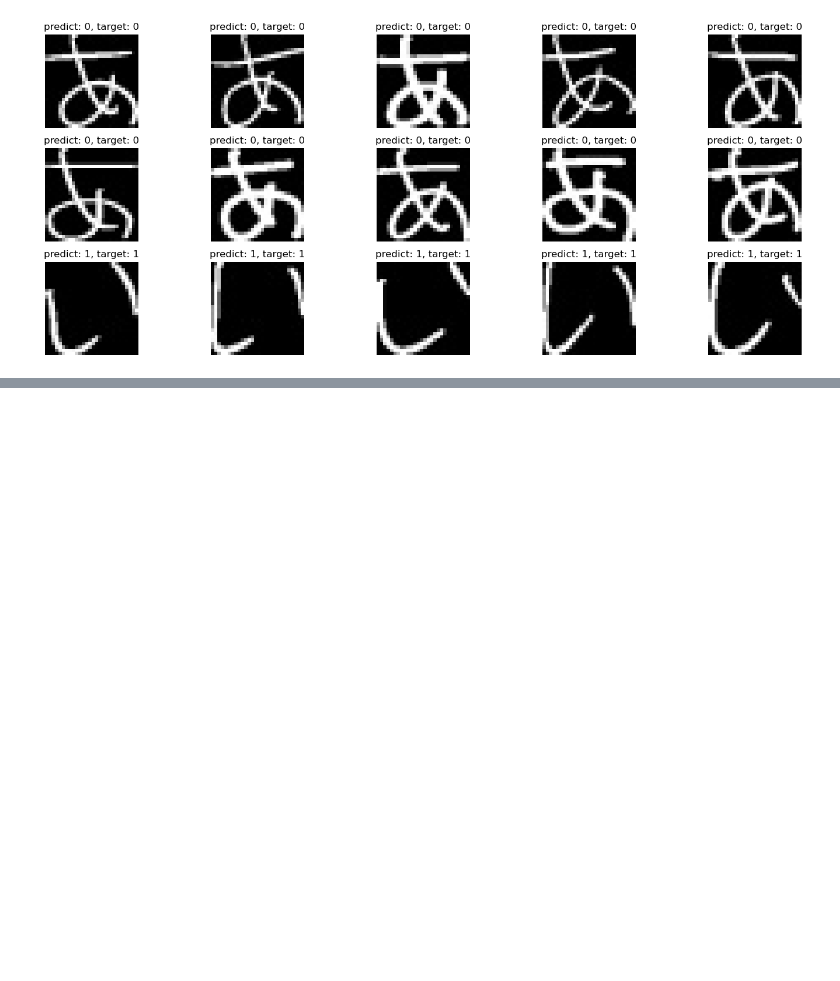
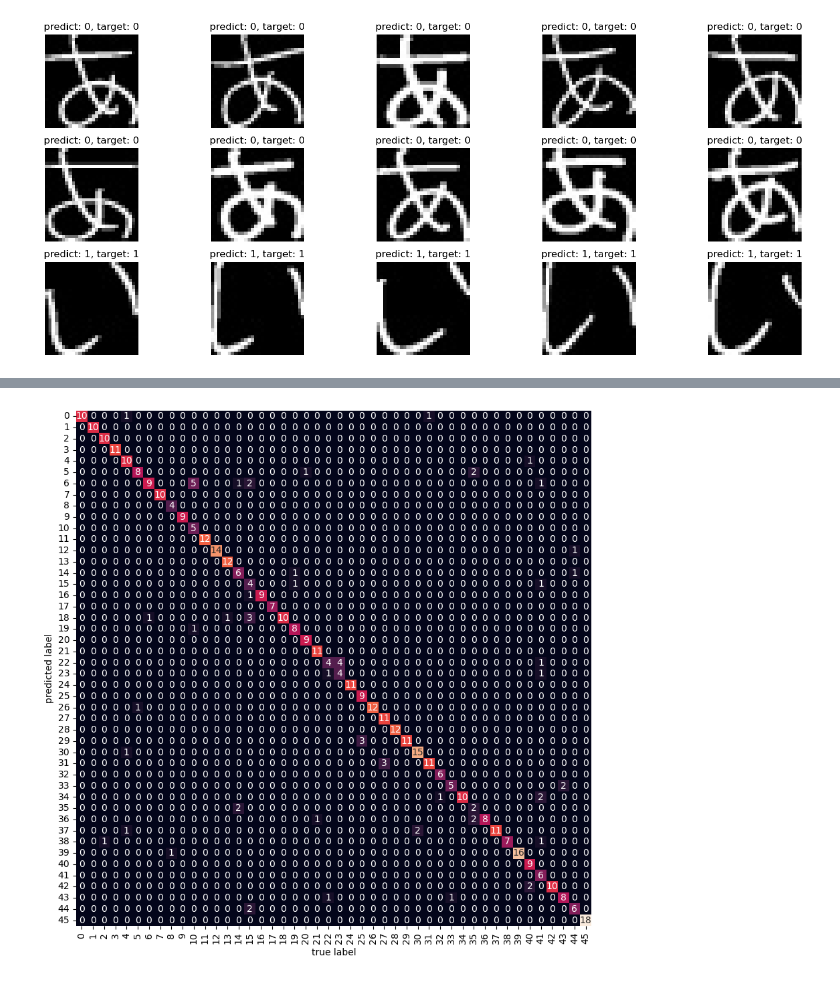
Before and after one commit to yiyunrin/Machine-Learning-final-project, a Jupyter notebook: SVM(training&val).ipynb, the cells around one changed output, grey strips where cells are left out. Cells and saved outputs as stored; diff of their text form; code cells hidden in the pictures; blank space fills up the shorter version.

```diff
--- a/SVM(training&val).ipynb
+++ b/SVM(training&val).ipynb
@@ -101,0 +124,8 @@ plt.show()
+# %%
+mat = confusion_matrix(y_val, y_pred)
+plt.figure(figsize=(10, 10))
+sns.heatmap(mat.T, square=True, annot=True, fmt='d', cbar=False)
+plt.xlabel('true label')
+plt.ylabel('predicted label');
+# %% [output]
+[figure, added]
```
Also changed, not shown: parts of 3 cells of this notebook.
